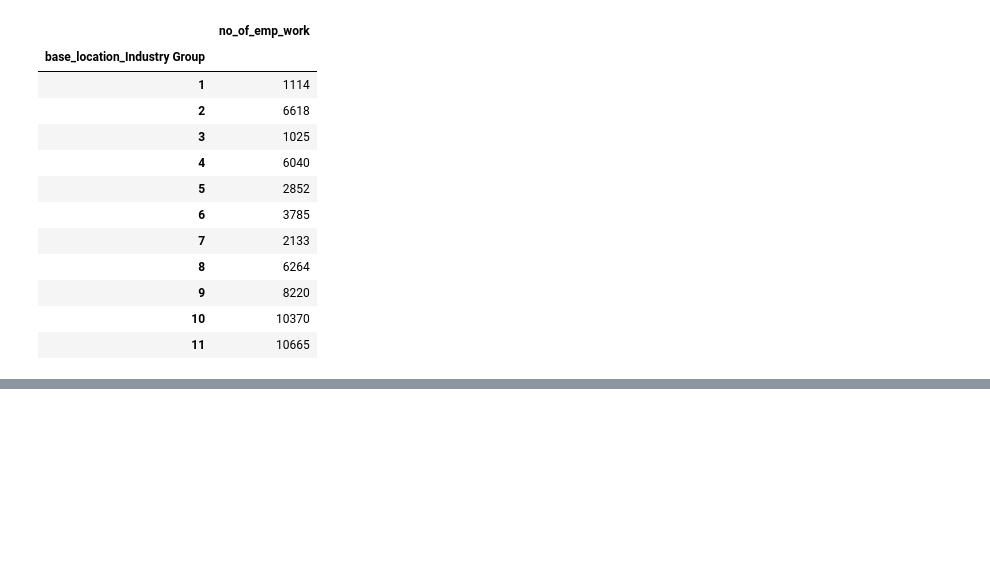
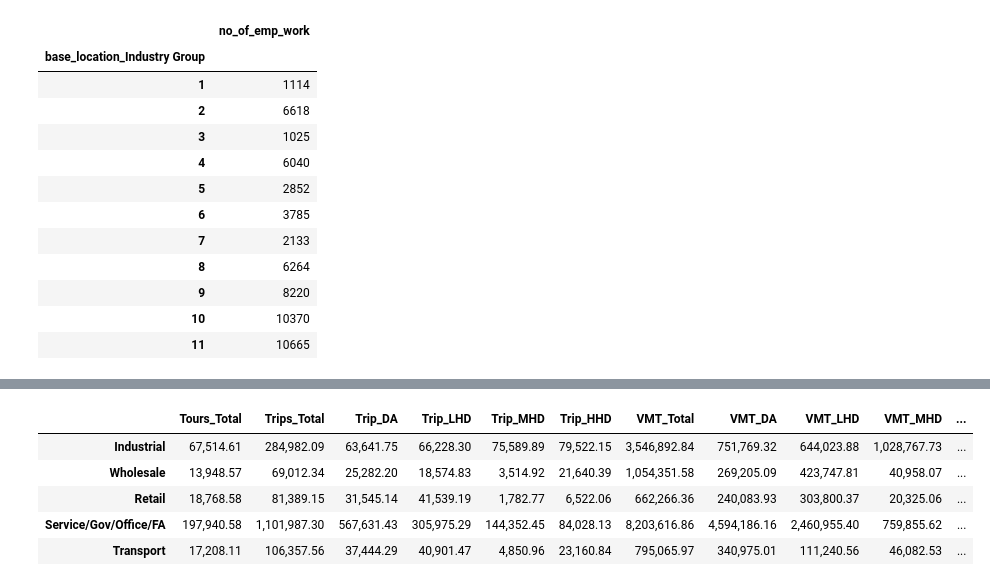
Before and after one commit to SANDAG/Data_CVM, a Jupyter notebook: abm2p/CVS_data_aggregation.ipynb, the cells around one changed output, grey strips where cells are left out. Saved outputs shown, nothing was run; the diff lists cells and outputs as text; code cells hidden in the pictures; blank space fills up the shorter version.

```diff
--- a/abm2p/CVS_data_aggregation.ipynb
+++ b/abm2p/CVS_data_aggregation.ipynb
@@ -199,4 +273,9 @@ tour.pivot_table(index='industry_cvm',
 # %%
 # Number of Tours by Industry
-tour_data_starts.groupby('industry_cvm')['Most.Likely.Estimate.Weight.Factor'].sum()
+tours_count = tour_data_starts.groupby('industry_cvm')['Most.Likely.Estimate.Weight.Factor'].sum()
+tours_count = pd.DataFrame(tours_count)
+tours_count = tours_count.rename_axis(None, axis=0)
+tours_count.rename(columns={'Most.Likely.Estimate.Weight.Factor': 'Tours_Total'}, inplace=True)
+tours_count = tours_count.reindex(["Industrial", "Wholesale", "Retail", "Service/Gov/Office/FA", "Transport"])
+tours_count
 # %% [output]
@@ -233,0 +288,21 @@ tour_data.pivot_table(index='industry_cvm',
+# %%
+# VMT by Industry
+vmt_1 = tour_data[['weighted_distance', 'industry_cvm']].groupby('industry_cvm').sum().reset_index()
+
+# VMT by Industry and VehClass
+vmt_2 = tour_data.pivot_table(index='industry_cvm',
+                      columns='weight_class_cvm',
+                      values='weighted_distance',
+                      aggfunc='sum')
+
+vmt_counts = vmt_1.merge(vmt_2, on='industry_cvm')
+vmt_counts.set_index('industry_cvm', inplace=True)
+vmt_counts = vmt_counts.reindex(["Industrial", "Wholesale", "Retail", "Service/Gov/Office/FA", "Transport"])
+vmt_counts = vmt_counts[['weighted_distance','DA','LHD','MHD', 'HHD']]
+vmt_counts = vmt_counts.rename_axis(None, axis=0)
+vmt_counts.rename(columns={'DA': 'VMT_DA',
+                             'LHD': 'VMT_LHD',
+                             'MHD': 'VMT_MHD',
+                             'HHD': 'VMT_HHD',
+                             'weighted_distance': 'VMT_Total'}, inplace=True)
+vmt_counts
@@ -233,0 +316,11 @@ tour_data.pivot_table(index='industry_cvm',
+# %%
+# Table 15
+table15 = tours_count.join(trips_counts, validate='one_to_one').join(vmt_counts, validate='one_to_one')
+table15
+# %% [output]
+|  | Tours_Total | Trips_Total | Trip_DA | Trip_LHD | Trip_MHD | Trip_HHD | VMT_Total | VMT_DA | VMT_LHD | VMT_MHD | ... |
+| Industrial | 67,514.61 | 284,982.09 | 63,641.75 | 66,228.30 | 75,589.89 | 79,522.15 | 3,546,892.84 | 751,769.32 | 644,023.88 | 1,028,767.73 | ... |
+| Wholesale | 13,948.57 | 69,012.34 | 25,282.20 | 18,574.83 | 3,514.92 | 21,640.39 | 1,054,351.58 | 269,205.09 | 423,747.81 | 40,958.07 | ... |
+| Retail | 18,768.58 | 81,389.15 | 31,545.14 | 41,539.19 | 1,782.77 | 6,522.06 | 662,266.36 | 240,083.93 | 303,800.37 | 20,325.06 | ... |
+| Service/Gov/Office/FA | 197,940.58 | 1,101,987.30 | 567,631.43 | 305,975.29 | 144,352.45 | 84,028.13 | 8,203,616.86 | 4,594,186.16 | 2,460,955.40 | 759,855.62 | ... |
+| Transport | 17,208.11 | 106,357.56 | 37,444.29 | 40,901.47 | 4,850.96 | 23,160.84 | 795,065.97 | 340,975.01 | 111,240.56 | 46,082.53 | ... |
```
Also changed, not shown: parts of 17 cells of this notebook, 7 other files.
